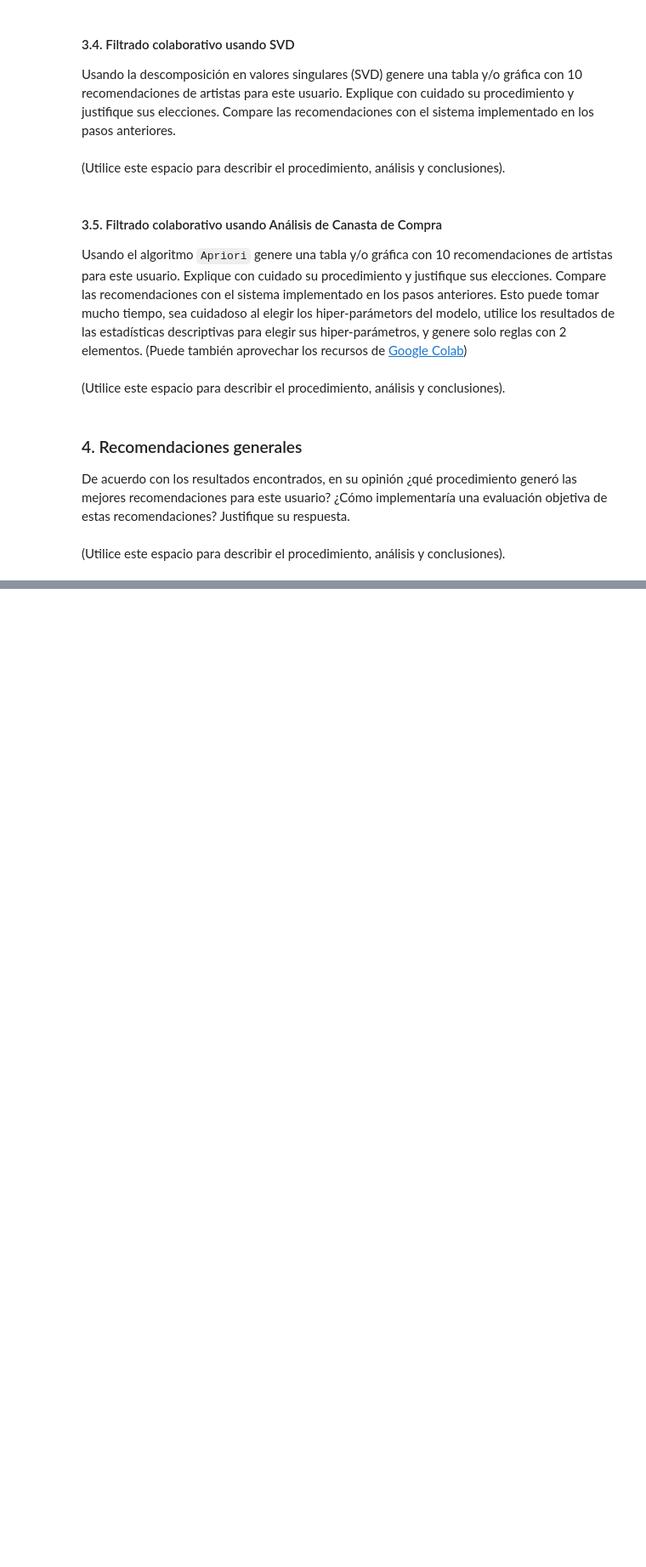
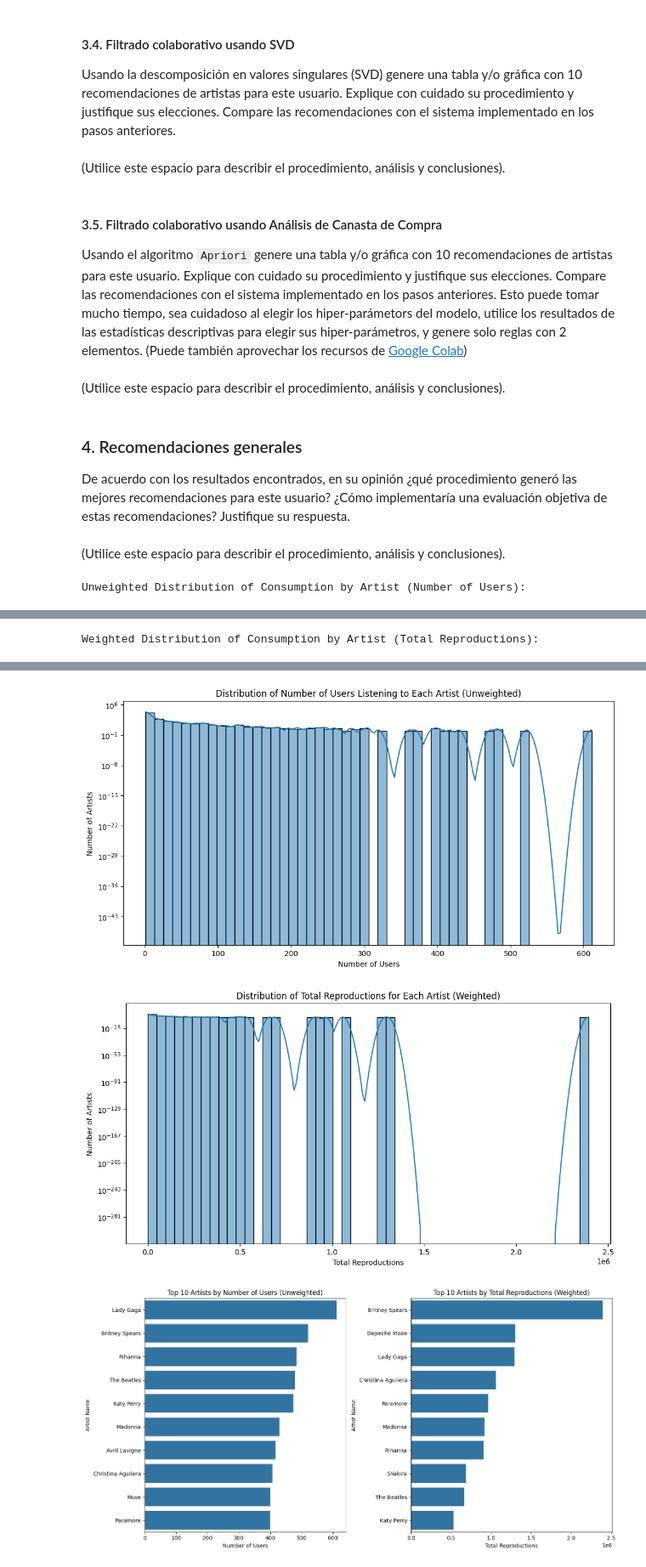
Before and after one commit to jbolivar1975/MIAD_Aprendizaje_no_supervisado, a Jupyter notebook: Semana5/S5_LC_Taller_Colab.ipynb, the cells around one changed output, grey strips where cells are left out. Shown at 85% size. Cells and saved outputs as stored; diff of their text form; code cells hidden in the pictures; blank space fills up the shorter version.

```diff
--- a/Semana5/S5_LC_Taller_Colab.ipynb
+++ b/Semana5/S5_LC_Taller_Colab.ipynb
@@ -192,3 +259,74 @@ Usando  el algoritmo `Apriori` genere una tabla y/o gráfica  con 10 recomendaci
 De acuerdo con los resultados encontrados, en su opinión ¿qué procedimiento generó las mejores recomendaciones para este usuario? ¿Cómo implementaría una evaluación objetiva de estas recomendaciones? Justifique su respuesta.
 # %% [markdown]
 (Utilice este espacio para describir el procedimiento, análisis y conclusiones).
+# %%
+# Calculate the unweighted distribution of consumption by artist (number of users per artist)
+artist_user_counts = merged_df.groupby('artistID')['userID'].nunique().reset_index()
+artist_user_counts = artist_user_counts.rename(columns={'userID': 'user_count'})
+
+# Merge with artist names for better readability in the unweighted plot
+artist_user_counts = pd.merge(artist_user_counts, artists_df[['artistID', 'artistName']], on='artistID')
+
+
+# Calculate the unweighted probability distribution
+total_users = merged_df['userID'].nunique()
+artist_user_counts['unweighted_probability'] = artist_user_counts['user_count'] / total_users
+
+print("Unweighted Distribution of Consumption by Artist (Number of Users):")
+display(artist_user_counts.sort_values(by='user_count', ascending=False).head(10))
+
+# Calculate the weighted distribution of consumption by artist (total reproductions per artist)
+artist_play_counts = merged_df.groupby('artistID')['nro_reproducciones'].sum().reset_index()
+
+# Merge with artist names for better readability
+artist_play_counts = pd.merge(artist_play_counts, artists_df[['artistID', 'artistName']], on='artistID')
+
+# Calculate the weighted probability distribution
+total_reproductions = merged_df['nro_reproducciones'].sum()
+artist_play_counts['weighted_probability'] = artist_play_counts['nro_reproducciones'] / total_reproductions
+
+print("\nWeighted Distribution of Consumption by Artist (Total Reproductions):")
+display(artist_play_counts.sort_values(by='nro_reproducciones', ascending=False).head(10))
+
+# --- Visualizations ---
+
+import matplotlib.pyplot as plt
+import seaborn as sns
+
+# Visualize unweighted distribution (e.g., histogram of user counts per artist)
+plt.figure(figsize=(12, 6))
+sns.histplot(artist_user_counts['user_count'], bins=50, kde=True)
+plt.title('Distribution of Number of Users Listening to Each Artist (Unweighted)')
+plt.xlabel('Number of Users')
+plt.ylabel('Number of Artists')
+plt.yscale('log') # Use log scale due to skewed distribution
+plt.show()
+
+# Visualize weighted distribution (e.g., histogram of total reproductions per artist)
+plt.figure(figsize=(12, 6))
+sns.histplot(artist_play_counts['nro_reproducciones'], bins=50, kde=True)
+plt.title('Distribution of Total Reproductions for Each Artist (Weighted)')
+plt.xlabel('Total Reproductions')
+plt.ylabel('Number of Artists')
+plt.yscale('log') # Use log scale due to skewed distribution
+plt.show()
+
+# You can also visualize the top artists for both distributions
+plt.figure(figsize=(14, 7))
+
+plt.subplot(1, 2, 1)
+sns.barplot(x='user_count', y='artistName', data=artist_user_counts.sort_values(by='user_count', ascending=False).head(10))
+plt.title('Top 10 Artists by Number of Users (Unweighted)')
+plt.xlabel('Number of Users')
+plt.ylabel('Artist Name')
+
+plt.subplot(1, 2, 2)
+sns.barplot(x='nro_reproducciones', y='artistName', data=artist_play_counts.sort_values(by='nro_reproducciones', ascending=False).head(10))
+plt.title('Top 10 Artists by Total Reproductions (Weighted)')
+plt.xlabel('Total Reproductions')
+plt.ylabel('Artist Name')
+
+plt.tight_layout()
+plt.show()
+# %% [output]
+Unweighted Distribution of Consumption by Artist (Number of Users):
@@ -194,0 +344 @@ De acuerdo con los resultados encontrados, en su opinión ¿qué procedimiento g
+Weighted Distribution of Consumption by Artist (Total Reproductions):
@@ -194,0 +356,3 @@ De acuerdo con los resultados encontrados, en su opinión ¿qué procedimiento g
+[figure, added]
+[figure, added]
+[figure, added]
```
Also changed, not shown: parts of 4 cells of this notebook.
